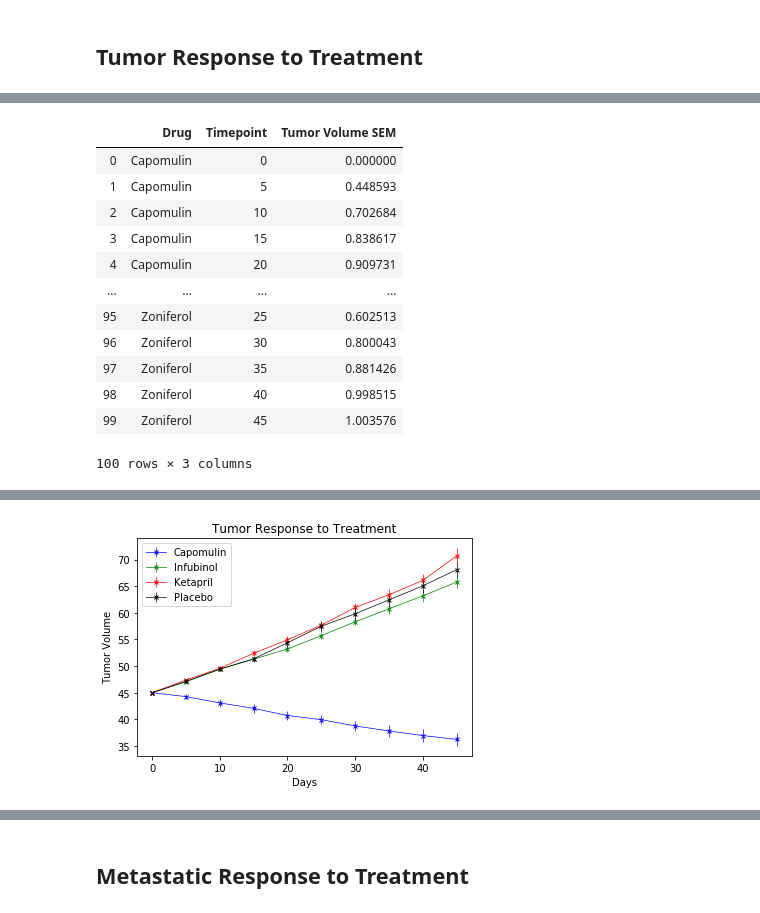
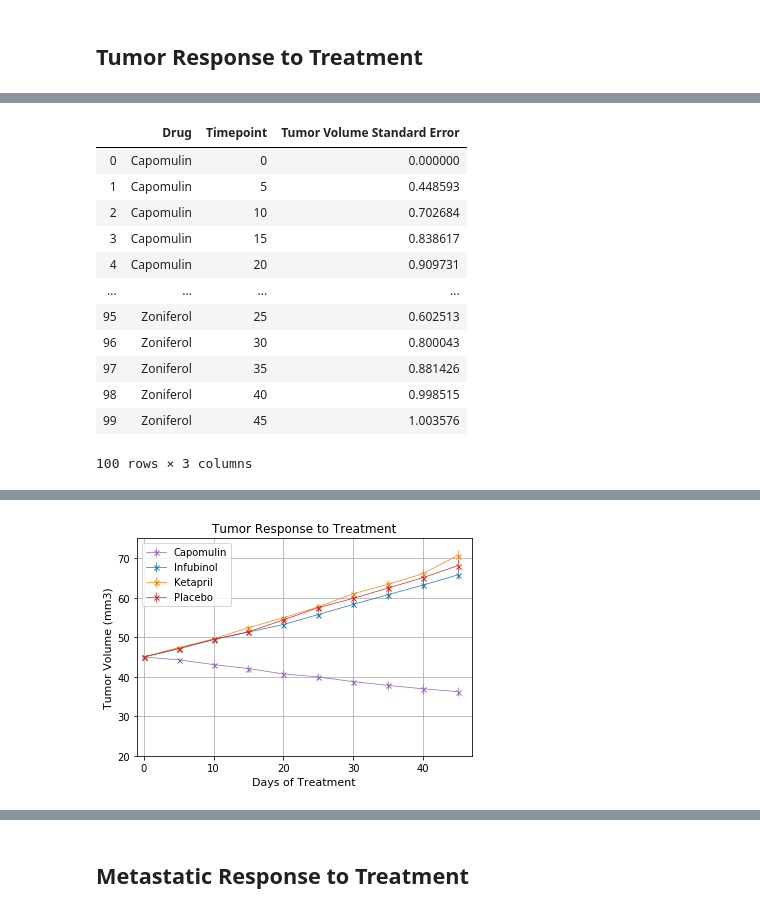
Before and after one commit to AlejandraRosa/Matplotlib-Challenge, a Jupyter notebook: Pymaceuticals/pymaceuticals_starter.ipynb, the cells around one changed output, grey strips where cells are left out. Drawn from its saved outputs; the diff is of its cells as text; code cells hidden in the pictures.

```diff
--- a/Pymaceuticals/pymaceuticals_starter.ipynb
+++ b/Pymaceuticals/pymaceuticals_starter.ipynb
@@ -54,0 +38,6 @@ tumor_average_df
+# %%
+# renaming the volume column to volume average
+tumor_average_df.rename(columns={'Tumor Volume (mm3)':'Tumor Average'},inplace=True)
+
+# Preview DataFrame
+tumor_average_df
@@ -55,10 +58,14 @@ tumor_average_df
 # %%
 # Store the Standard Error of Tumor Volumes Grouped by Drug and Timepoint
+# Convert to DataFrame
 tumor_sem_df = pd.DataFrame(combined_data.groupby(["Drug","Timepoint"])["Tumor Volume (mm3)"].sem().reset_index())
-tumor_sem_df.rename(columns={'Tumor Volume (mm3)':'Tumor Volume SEM'},inplace = True)
+
+#rename column to Volume of Standard Error
+tumor_sem_df.rename(columns={'Tumor Volume (mm3)':'Tumor Volume Standard Error'}, inplace=True)
+# Preview DataFrame
 tumor_sem_df
 # %% [output]
-|  | Drug | Timepoint | Tumor Volume SEM |
+|  | Drug | Timepoint | Tumor Volume Standard Error |
 | 0 | Capomulin | 0 | 0.000000 |
 | 1 | Capomulin | 5 | 0.448593 |
 | 2 | Capomulin | 10 | 0.702684 |
@@ -76,7 +84,7 @@ tumor_average_df.reset_index(inplace=True)
 # %%
 # Minor Data Munging to Re-Format the Data Frames
 # Preview that Reformatting worked
-pivot_tumor = tumor_average_df.pivot(index="Timepoint", columns="Drug", values="Tumor Volume Average")
+pivot_tumor = tumor_average_df.pivot(index="Timepoint", columns="Drug", values="Tumor Average")
 pivot_tumor
 # %% [output]
 | Drug | Capomulin | Ceftamin | Infubinol | Ketapril | Naftisol | Placebo | Propriva | Ramicane | Stelasyn | ... |
@@ -92,32 +100,39 @@ pivot_tumor
 | 40 | 36.958001 | 61.467895 | 63.162824 | 66.068580 | 65.600754 | 65.052675 | 63.045537 | 36.574081 | 65.356386 | ... |
 | 45 | 36.236114 | 64.132421 | 65.755562 | 70.662958 | 69.265506 | 68.084082 | 66.258529 | 34.955595 | 68.438310 | ... |
 # %%
-pivot_sem_tumor = tumor_sem_df.pivot(index="Timepoint", columns="Drug", values="Tumor Volume SEM")
+#create same pivot for SEM
+pivot_sem_tumor = tumor_sem_df.pivot(index="Timepoint", columns="Drug", values="Tumor Volume Standard Error")
 # %%
 #PLOT NOTES:
-#Creating a scatter plot that shows how the tumor volume changes over time for each treatment.
-#our objective is to analyze the data to show how four treatments (Capomulin, Infubinol, Ketapril, and Placebo) compare
-#You must use proper labeling of your plots, including aspects like: Plot Titles, Axes Labels, Legend Labels, X and Y Axis Limits, etc.
-plt.title("Tumor Response to Treatment")
+    #Creating a scatter plot that shows how the tumor volume changes over time for each treatment.
+    #our objective is to analyze the data to show how four treatments (Capomulin, Infubinol, Ketapril, and Placebo) compare
+    #You must use proper labeling of your plots, including aspects like: Plot Titles, Axes Labels, Legend Labels, X and Y Axis Limits, etc.
+plt.title("Tumor Response to Treatment", fontsize=12)
 
-plt.errorbar(pivot_tumor.index, pivot_tumor['Capomulin'], yerr=pivot_sem_tumor['Capomulin'],
-             color='blue', marker='x',markersize=4, linestyle='-', linewidth=.7, label="Capomulin")
+plt.errorbar(pivot_tumor.index, pivot_tumor['Capomulin'], yerr=pivot_sem_tumor['Capomulin'], linewidth=.7,
+             marker='x', markersize=5, color='#9467bd', linestyle='-', label="Capomulin")
 
-plt.errorbar(pivot_tumor.index, pivot_tumor['Infubinol'], yerr=pivot_sem_tumor['Infubinol'],
-             color='green', marker='x', markersize=4, linestyle='-', linewidth=.7, label="Infubinol")
+plt.errorbar(pivot_tumor.index, pivot_tumor['Infubinol'], yerr=pivot_sem_tumor['Infubinol'], linewidth=.7,
+             marker='x', markersize=5, color='#1f77b4', linestyle='-', label="Infubinol")
 
-plt.errorbar(pivot_tumor.index, pivot_tumor['Ketapril'], yerr=pivot_sem_tumor['Ketapril'],
-             color='red', marker='x', markersize=4, linestyle='-', linewidth=.7, label="Ketapril")
+plt.errorbar(pivot_tumor.index, pivot_tumor['Ketapril'], yerr=pivot_sem_tumor['Ketapril'], linewidth=.7,
+             marker='x', markersize=5, color='#ff7f0e', linestyle='-', label="Ketapril")
 
-plt.errorbar(pivot_tumor.index, pivot_tumor['Placebo'], yerr=pivot_sem_tumor['Placebo'],
-             color='black', marker='x', markersize=4, linestyle='-', linewidth=.7, label="Placebo")
+plt.errorbar(pivot_tumor.index, pivot_tumor['Placebo'], yerr=pivot_sem_tumor['Placebo'],linewidth=.7,
+             marker='x', markersize=5, color='#d62728', linestyle='-', label="Placebo")
+plt.xlim(-1, 47)
+plt.ylim(20, 75)
+plt.grid()
 
 plt.legend(loc="best")
-plt.xlabel("Days")
-plt.ylabel("Tumor Volume")
+plt.xlabel("Days of Treatment", fontsize=11)
+plt.ylabel("Tumor Volume (mm3)", fontsize=11)
+
+plt.savefig("Plots/tumor_response.png")
+
 plt.show()
 # %% [output]
-[figure, old version]
+[figure, new version]
 # %% [markdown]
 ![Tumor Response to Treatment](../Images/treatment.png)
 # %% [markdown]
```
Also changed, not shown: parts of 14 cells of this notebook, 4 other files.
